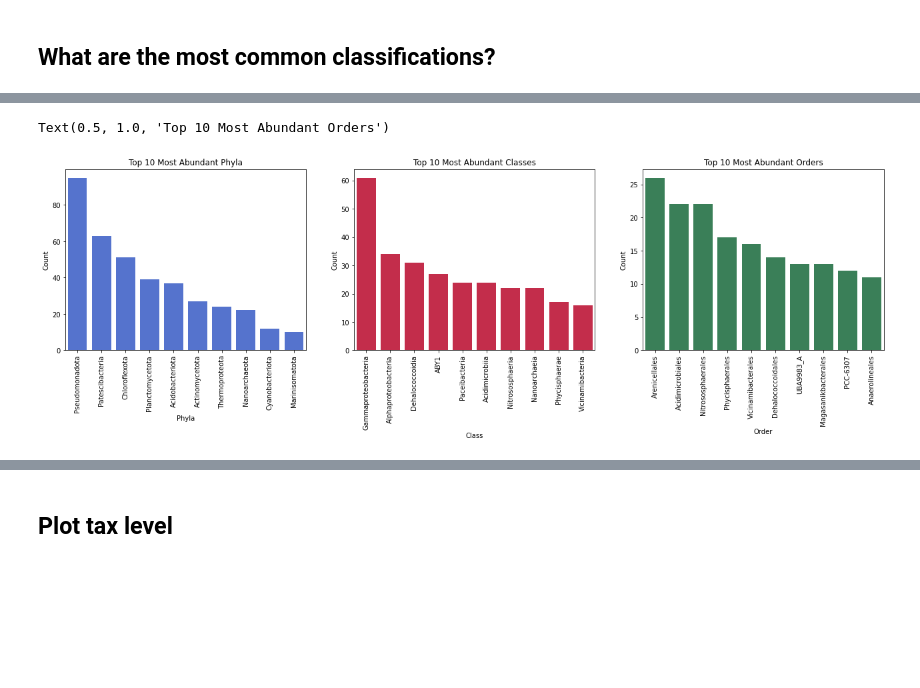
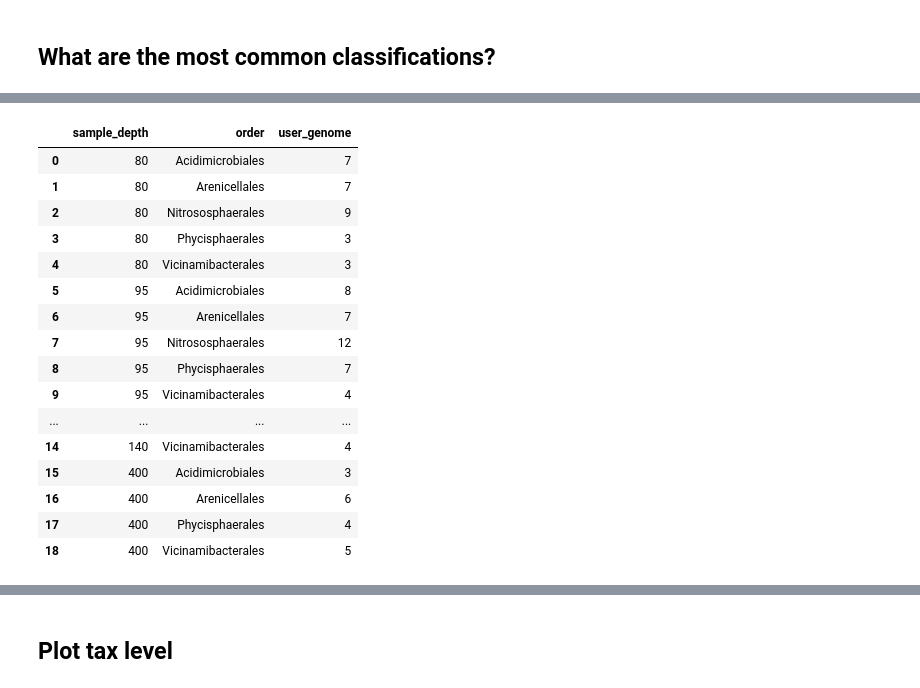
Before and after one commit to mdherring/OMZ_MH_Analysis, a Jupyter notebook: 04_MAG_gtdbtk-jb.ipynb, the cells around one changed output, grey strips where cells are left out. Drawn from its saved outputs; the diff is of its cells as text; code cells hidden in the pictures; blank space fills up the shorter version.

```diff
--- a/04_MAG_gtdbtk-jb.ipynb
+++ b/04_MAG_gtdbtk-jb.ipynb
@@ -110,23 +137,20 @@ top_order = order_df [:10]
-# %%
-fig, axes = plt.subplots(nrows=1, ncols=3, figsize=(22, 5))
-
-for ax in axes:
-    ax.tick_params(axis='x', rotation=90)
-
-sns.barplot(x = 'phyla', y= 'user_genome', data = top_phyla, color = 'royalblue', ax = axes[0])
-axes[0].set_xlabel('Phyla')
-axes[0].set_ylabel('Count')
-axes[0].set_title('Top 10 Most Abundant Phyla')
-
-sns.barplot(x = 'class', y= 'user_genome', data = top_class, color = 'crimson', ax = axes[1])
-axes[1].set_xlabel('Class')
-axes[1].set_ylabel('Count')
-axes[1].set_title('Top 10 Most Abundant Classes')
-
-sns.barplot(x = 'order', y= 'user_genome', data = top_order, color = 'seagreen', ax = axes[2])
-axes[2].set_xlabel('Order')
-axes[2].set_ylabel('Count')
-axes[2].set_title('Top 10 Most Abundant Orders')
-# %% [output]
-Text(0.5, 1.0, 'Top 10 Most Abundant Orders')
-[figure, removed]
+# %%
+order_sub
+# %% [output]
+|  | sample_depth | order | user_genome |
+| 0 | 80 | Acidimicrobiales | 7 |
+| 1 | 80 | Arenicellales | 7 |
+| 2 | 80 | Nitrososphaerales | 9 |
+| 3 | 80 | Phycisphaerales | 3 |
+| 4 | 80 | Vicinamibacterales | 3 |
+| 5 | 95 | Acidimicrobiales | 8 |
+| 6 | 95 | Arenicellales | 7 |
+| 7 | 95 | Nitrososphaerales | 12 |
+| 8 | 95 | Phycisphaerales | 7 |
+| 9 | 95 | Vicinamibacterales | 4 |
+| ... | ... | ... | ... |
+| 14 | 140 | Vicinamibacterales | 4 |
+| 15 | 400 | Acidimicrobiales | 3 |
+| 16 | 400 | Arenicellales | 6 |
+| 17 | 400 | Phycisphaerales | 4 |
+| 18 | 400 | Vicinamibacterales | 5 |
```
Also changed, not shown: parts of 7 cells of this notebook.
